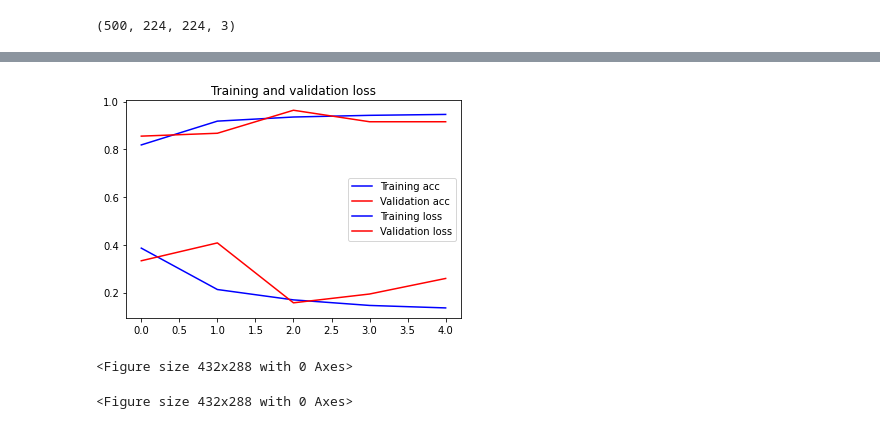
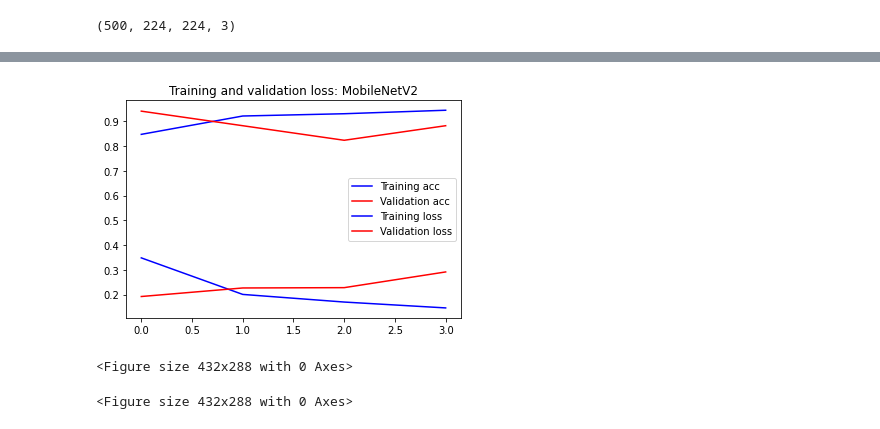
Before and after one commit to GROUP-10-PAMSO/SIGNIFY, a Jupyter notebook: verificator/model_ver1.ipynb, the cells around one changed output, grey strips where cells are left out. Cells and saved outputs as stored; diff of their text form; code cells hidden in the pictures.

```diff
--- a/verificator/model_ver1.ipynb
+++ b/verificator/model_ver1.ipynb
@@ -81,7 +63,7 @@ test_labels = np.array(test_labels)
 # %%
-from keras.utils import to_categorical
-train_labels = to_categorical(train_labels)
-test_labels = to_categorical(test_labels)
+# from keras.utils import to_categorical
+# train_labels = to_categorical(train_labels)
+# test_labels = to_categorical(test_labels)
 # %%
 train_labels
 # %% [output]
@@ -124,8 +100,8 @@ test_data.shape
 train_data = train_data.reshape(-1, size,size, 3)
 test_data = test_data.reshape(-1, size,size, 3)
 
-train_data = np.asarray(train_labels).astype('float32').reshape((-1,1))
-test_data = np.asarray(test_labels).astype('float32').reshape((-1,1))
+# train_data = np.asarray(train_labels).astype('float32').reshape((-1,1))
+# test_data = np.asarray(test_labels).astype('float32').reshape((-1,1))
 # %%
 train_data.shape
 # %% [output]
@@ -214,7 +164,7 @@ earlyStopping = EarlyStopping(monitor='val_loss',
 
 callback_early_stop_reduceLROnPlateau=[earlyStopping]
 
-EPOCHS = 5
+EPOCHS = 10
 BS = 1
-progess = network.fit(train_data, train_labels, batch_size=BS,epochs=EPOCHS, callbacks=callback_early_stop_reduceLROnPlateau,validation_split=.05)
+progess = network.fit(train_data, train_labels, batch_size=BS,epochs=EPOCHS, callbacks=callback_early_stop_reduceLROnPlateau,validation_split=.01)
 # %% [output]
@@ -231,26 +173,26 @@ Epoch 5/5
 # %%
 acc = progess.history['accuracy']
 val_acc = progess.history['val_accuracy']
 loss = progess.history['loss']
 val_loss = progess.history['val_loss']
 
 epochs = range(len(acc))
 
 plt.plot(epochs, acc, 'b', label='Training acc')
 plt.plot(epochs, val_acc, 'r', label='Validation acc')
 plt.title('Training and validation accuracy')
 plt.legend()
 
 plt.plot(epochs, loss, 'b', label='Training loss')
 plt.plot(epochs, val_loss, 'r', label='Validation loss')
-plt.title('Training and validation loss')
+plt.title('Training and validation loss: MobileNetV2')
 plt.legend()
 
 plt.show()
 
 plt.figure()
 # %% [output]
-[figure, old version]
+[figure, new version]
 <Figure size 432x288 with 0 Axes>
 <Figure size 432x288 with 0 Axes>
 # %%
```
Also changed, not shown: parts of 9 cells of this notebook, 16 other files.
